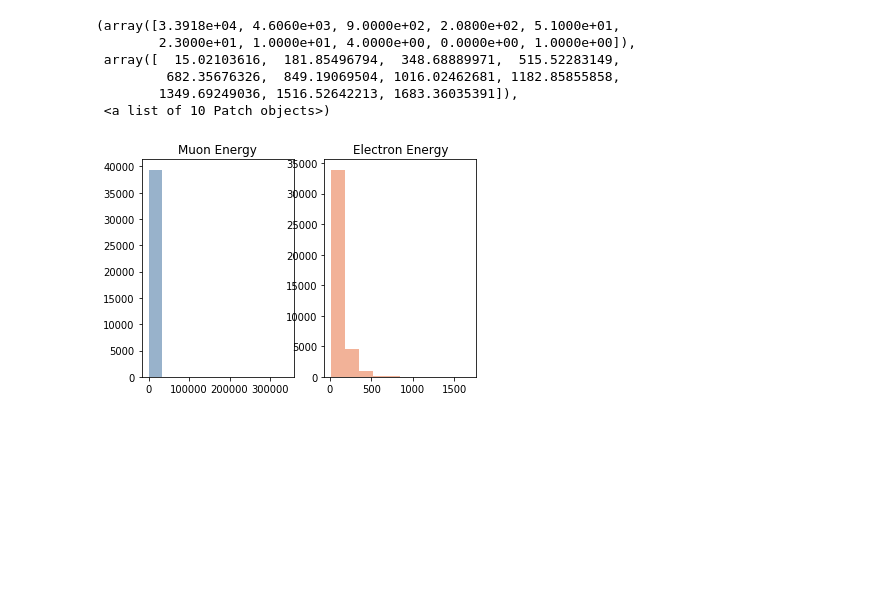
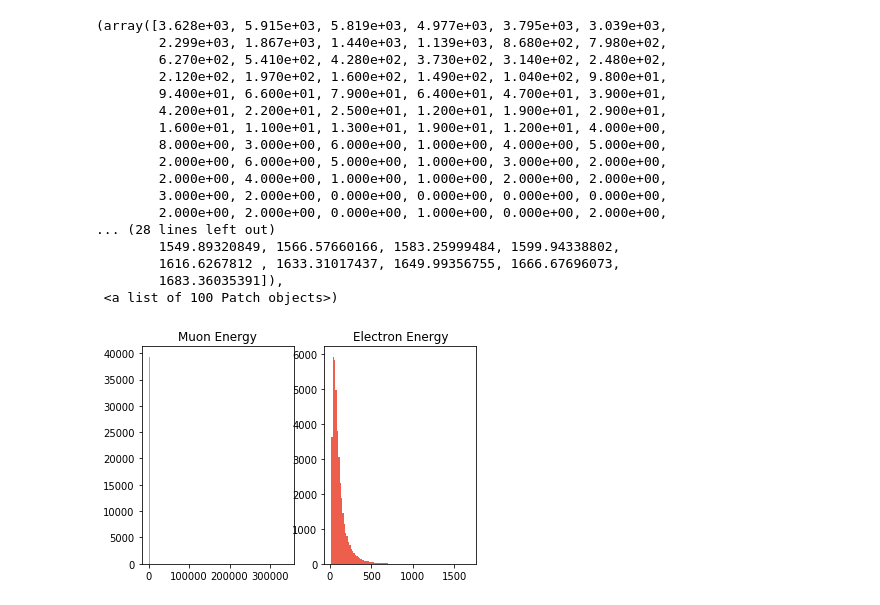
Before and after one commit to btannenw/CMS_machineLearning, a Jupyter notebook: leptonIdentificationNN/PlottingLeptonFeatures.ipynb, the cells around one changed output. Drawn from its saved outputs; the diff is of its cells as text; code cells hidden in the pictures; blank space fills up the shorter version.

```diff
--- a/leptonIdentificationNN/PlottingLeptonFeatures.ipynb
+++ b/leptonIdentificationNN/PlottingLeptonFeatures.ipynb
@@ -25 +34,5 @@ ec = (0.9, 0.4, 0.2, 0.5)
+# %%
+# set plot colors
+mc = (0.0, 0.1, 0.9, 0.4)
+ec = (0.9, 0.1, 0.0, 0.7)
 # %%
@@ -80,17 +279,28 @@ plt.hist(es[:,2], label="Electrons", color=ec)
 # %%
-# todo: discard extreme values, or make some type of normalization
-plt.title("Lepton Energy")
+# Phase 1 plot
+plt.title("Lepton Energy Distribution")
 plt.subplot(1,2,1)
 plt.title("Muon Energy")
-plt.hist(ms[:,3], label="Muons", color=mc)
+plt.hist(ms[:,3], label="Muons", color=mc, bins=100)
 plt.subplot(1,2,2)
 plt.title("Electron Energy")
-plt.hist(es[:,3], label="Electrons", color=ec)
+plt.hist(es[:,3], label="Electrons", color=ec, bins=100)
 # %% [output]
-(array([3.3918e+04, 4.6060e+03, 9.0000e+02, 2.0800e+02, 5.1000e+01,
-        2.3000e+01, 1.0000e+01, 4.0000e+00, 0.0000e+00, 1.0000e+00]),
- array([  15.02103616,  181.85496794,  348.68889971,  515.52283149,
-         682.35676326,  849.19069504, 1016.02462681, 1182.85855858,
-        1349.69249036, 1516.52642213, 1683.36035391]),
- <a list of 10 Patch objects>)
+(array([3.628e+03, 5.915e+03, 5.819e+03, 4.977e+03, 3.795e+03, 3.039e+03,
+        2.299e+03, 1.867e+03, 1.440e+03, 1.139e+03, 8.680e+02, 7.980e+02,
+        6.270e+02, 5.410e+02, 4.280e+02, 3.730e+02, 3.140e+02, 2.480e+02,
+        2.120e+02, 1.970e+02, 1.600e+02, 1.490e+02, 1.040e+02, 9.800e+01,
+        9.400e+01, 6.600e+01, 7.900e+01, 6.400e+01, 4.700e+01, 3.900e+01,
+        4.200e+01, 2.200e+01, 2.500e+01, 1.200e+01, 1.900e+01, 2.900e+01,
+        1.600e+01, 1.100e+01, 1.300e+01, 1.900e+01, 1.200e+01, 4.000e+00,
+        8.000e+00, 3.000e+00, 6.000e+00, 1.000e+00, 4.000e+00, 5.000e+00,
+        2.000e+00, 6.000e+00, 5.000e+00, 1.000e+00, 3.000e+00, 2.000e+00,
+        2.000e+00, 4.000e+00, 1.000e+00, 1.000e+00, 2.000e+00, 2.000e+00,
+        3.000e+00, 2.000e+00, 0.000e+00, 0.000e+00, 0.000e+00, 0.000e+00,
+        2.000e+00, 2.000e+00, 0.000e+00, 1.000e+00, 0.000e+00, 2.000e+00,
+... (28 lines left out)
+        1549.89320849, 1566.57660166, 1583.25999484, 1599.94338802,
+        1616.6267812 , 1633.31017437, 1649.99356755, 1666.67696073,
+        1683.36035391]),
+ <a list of 100 Patch objects>)
-[figure, old version]
+[figure, new version]
```
Also changed, not shown: parts of 13 cells of this notebook.
